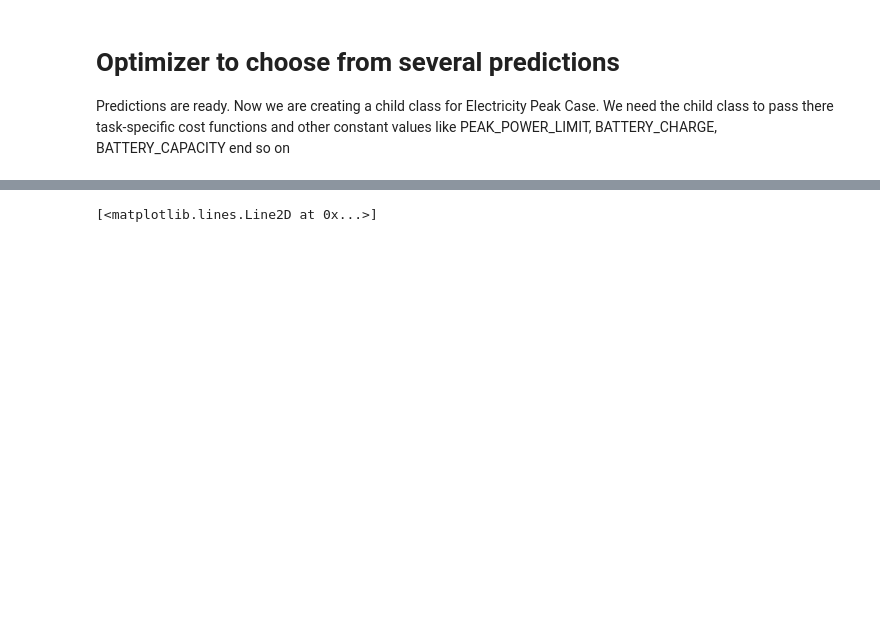
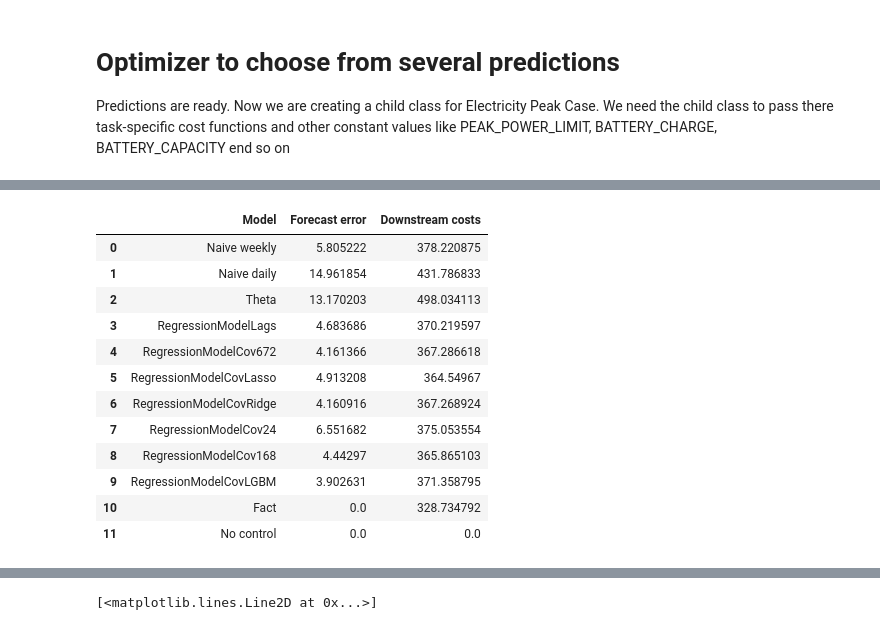
Before and after one commit to mariapaskevich/vof, a Jupyter notebook: Test_package_simulation_peak-EliaData-PULP.ipynb, the cells around one changed output, grey strips where cells are left out. Cells and saved outputs as stored; diff of their text form; code cells hidden in the pictures; blank space fills up the shorter version.

```diff
--- a/Test_package_simulation_peak-EliaData-PULP.ipynb
+++ b/Test_package_simulation_peak-EliaData-PULP.ipynb
@@ -503,0 +705,3 @@ import pulp
+# %%
+model_names = optimization_df.model.unique()
+model_names = np.hstack((model_names, ['No control']))
@@ -503,0 +725,18 @@ import pulp
+# %%
+results_df = pd.DataFrame(np.array([model_names, predictionErrorFirstDay, peakViolations]).T)
+results_df.columns = ['Model', 'Forecast error', 'Downstream costs']
+results_df
+# %% [output]
+|  | Model | Forecast error | Downstream costs |
+| 0 | Naive weekly | 5.805222 | 378.220875 |
+| 1 | Naive daily | 14.961854 | 431.786833 |
+| 2 | Theta | 13.170203 | 498.034113 |
+| 3 | RegressionModelLags | 4.683686 | 370.219597 |
+| 4 | RegressionModelCov672 | 4.161366 | 367.286618 |
+| 5 | RegressionModelCovLasso | 4.913208 | 364.54967 |
+| 6 | RegressionModelCovRidge | 4.160916 | 367.268924 |
+| 7 | RegressionModelCov24 | 6.551682 | 375.053554 |
+| 8 | RegressionModelCov168 | 4.44297 | 365.865103 |
+| 9 | RegressionModelCovLGBM | 3.902631 | 371.358795 |
+| 10 | Fact | 0.0 | 328.734792 |
+| 11 | No control | 0.0 | 0.0 |
```
Also changed, not shown: parts of 29 cells of this notebook.
